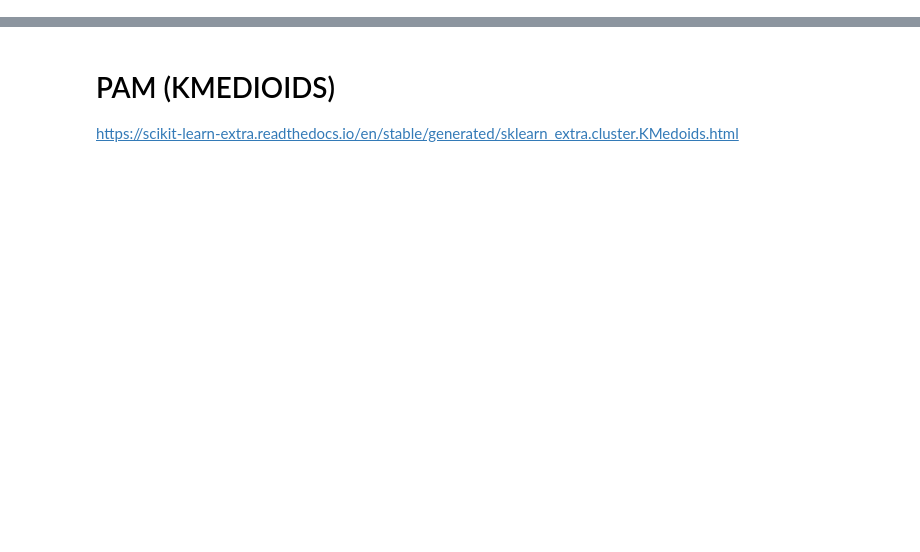
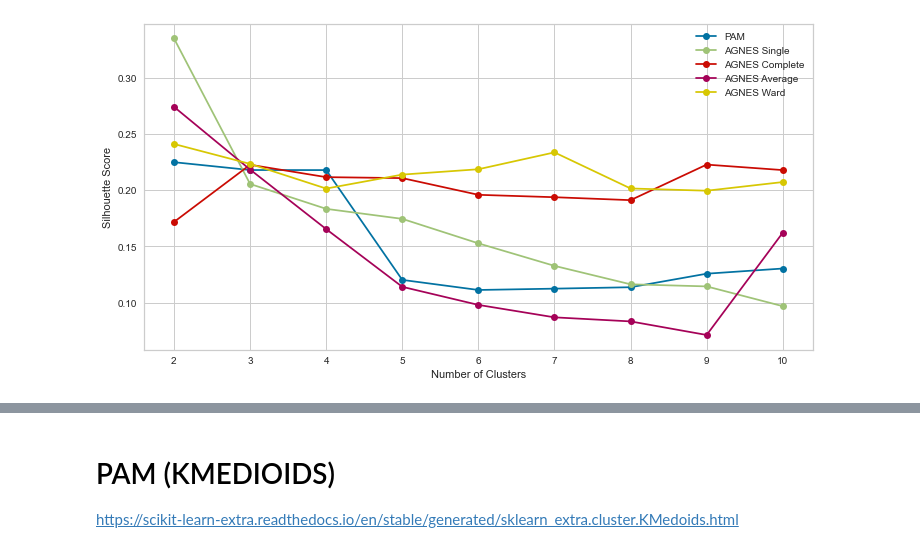
Before and after one commit to Paulina-Iwach/Data_Mining_Project, a Jupyter notebook: cluster_analysis.ipynb, the cells around one changed output, grey strips where cells are left out. Saved outputs shown, nothing was run; the diff lists cells and outputs as text; code cells hidden in the pictures; blank space fills up the shorter version.

```diff
--- a/cluster_analysis.ipynb
+++ b/cluster_analysis.ipynb
@@ -119,0 +201,39 @@ ValueError: could not convert string to float: 'Self-emp-not-inc'
+# %%
+kprototypes_results = load_results('clustering_results/KPrototypes_results.json')
+pam_results = load_results('clustering_results/PAM_results.json')
+agnes_single_results = load_results('clustering_results/AGNES_single_results.json')
+agnes_complete_results = load_results('clustering_results/AGNES_complete_results.json')
+agnes_average_results = load_results('clustering_results/AGNES_average_results.json')
+agnes_ward_results = load_results('clustering_results/AGNES_ward_results.json')
+
+# Extract the number of clusters and silhouette scores for each algorithm
+def extract_metric(results, metric):
+    n_clusters = [result['n_clusters'] for result in results]
+    metric_values = [result[metric] for result in results]
+    return n_clusters, metric_values
+
+n_clusters_pam, silhouette_pam = extract_metric(pam_results, 'silhouette_score')
+n_clusters_agnes_single, silhouette_agnes_single = extract_metric(agnes_single_results, 'silhouette_score')
+n_clusters_agnes_complete, silhouette_agnes_complete = extract_metric(agnes_complete_results, 'silhouette_score')
+n_clusters_agnes_average, silhouette_agnes_average = extract_metric(agnes_average_results, 'silhouette_score')
+n_clusters_agnes_ward, silhouette_agnes_ward = extract_metric(agnes_ward_results, 'silhouette_score')
+
+# Plot the silhouette scores vs. number of clusters for each algorithm
+plt.figure(figsize=(12, 6))
+
+# plt.plot(n_clusters_kprototypes, silhouette_kprototypes, marker='o', linestyle='-', label='KPrototypes')
+plt.plot(n_clusters_pam, silhouette_pam, marker='o', linestyle='-', label='PAM')
+plt.plot(n_clusters_agnes_single, silhouette_agnes_single, marker='o', linestyle='-', label='AGNES Single')
+plt.plot(n_clusters_agnes_complete, silhouette_agnes_complete, marker='o', linestyle='-', label='AGNES Complete')
+plt.plot(n_clusters_agnes_average, silhouette_agnes_average, marker='o', linestyle='-', label='AGNES Average')
+plt.plot(n_clusters_agnes_ward, silhouette_agnes_ward, marker='o', linestyle='-', label='AGNES Ward')
+
+# plt.title('Silhouette Score vs Number of Clusters for Different Algorithms')
+plt.xlabel('Number of Clusters')
+plt.ylabel('Silhouette Score')
+plt.legend()
+plt.grid(True)
+plt.savefig('clustering_plots/silhoutte_all.pdf')
+plt.show()
+# %% [output]
+[figure, added]
```
Also changed, not shown: parts of 38 cells of this notebook, 20 other files.
